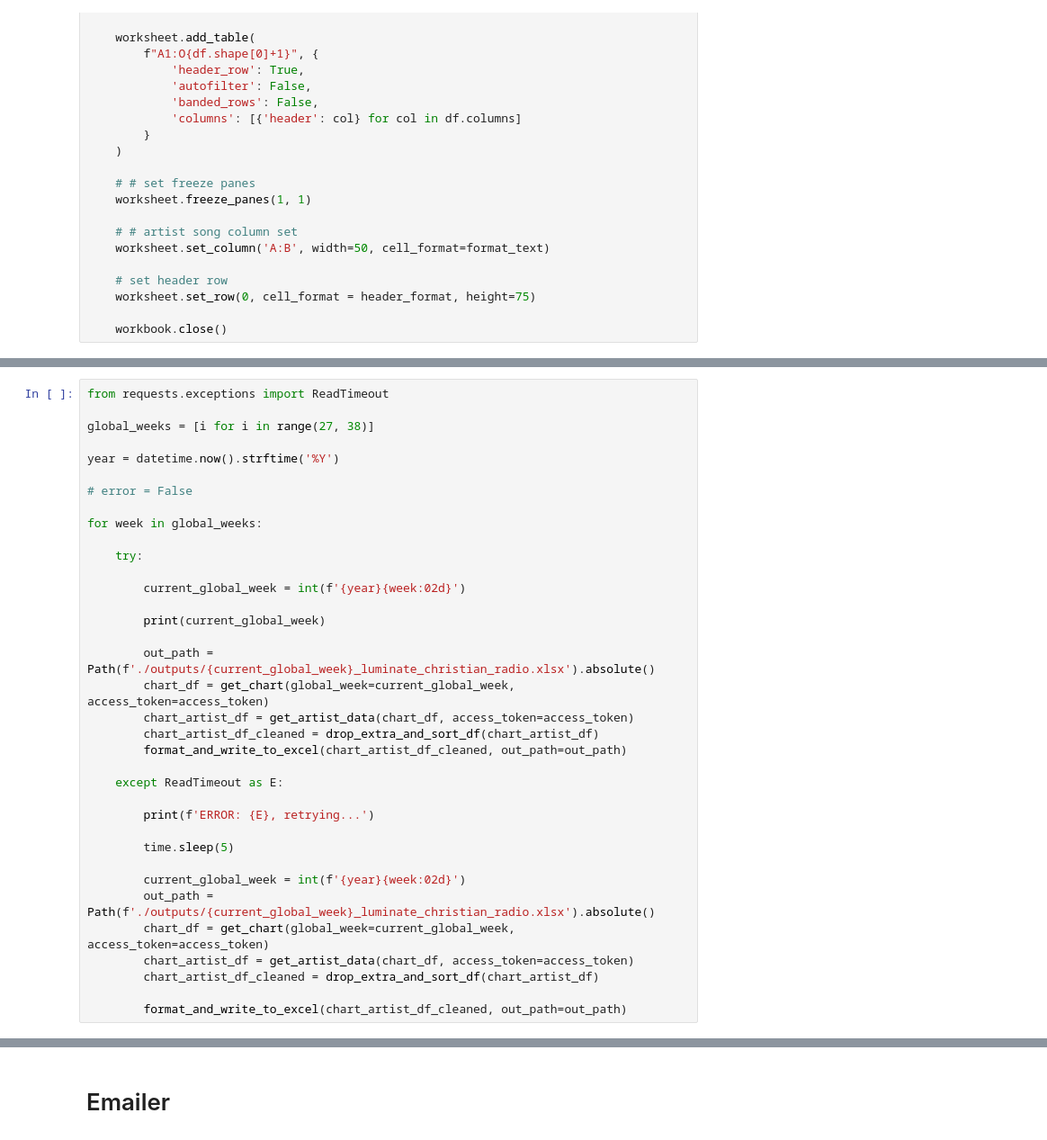
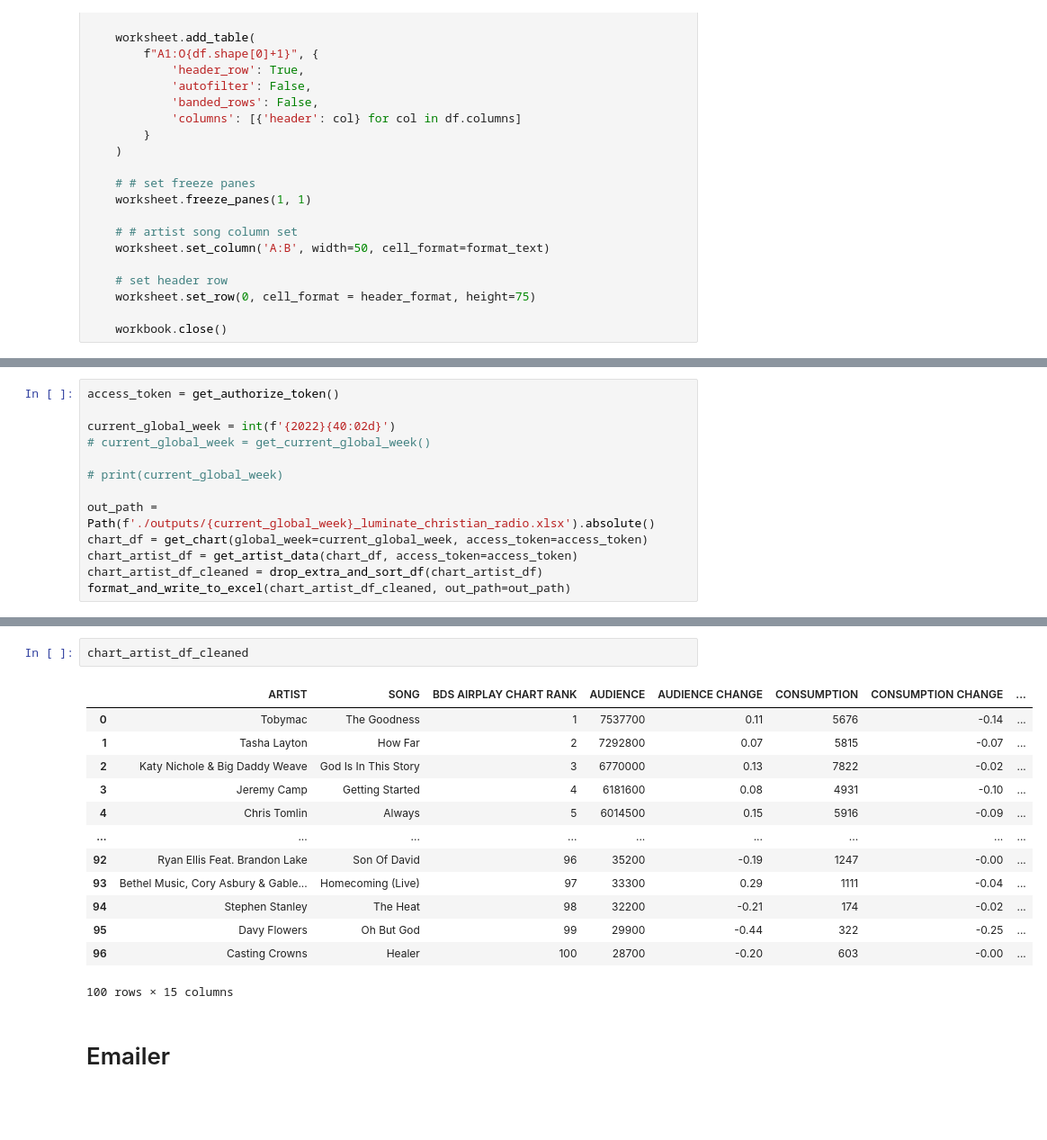
Before and after one commit to ccmg-serge-kamilchu/radio_report, a Jupyter notebook: christian_airplay_luminate_api.ipynb, the cells around one changed output, grey strips where cells are left out. Shown: that part at 90% size. Cells and saved outputs as stored; diff of their text form; blank space fills up the shorter version.

```diff
--- a/christian_airplay_luminate_api.ipynb
+++ b/christian_airplay_luminate_api.ipynb
@@ -359,36 +396,13 @@ access_token = get_authorize_token()
 # %%
-from requests.exceptions import ReadTimeout
+access_token = get_authorize_token()
 
-global_weeks = [i for i in range(27, 38)]
+current_global_week = int(f'{2022}{40:02d}')
+# current_global_week = get_current_global_week()
 
-year = datetime.now().strftime('%Y')
+# print(current_global_week)
 
-# error = False
-
-for week in global_weeks:
-
-    try:
-
-        current_global_week = int(f'{year}{week:02d}')
-
-        print(current_global_week)
-
-        out_path = Path(f'./outputs/{current_global_week}_luminate_christian_radio.xlsx').absolute()
-        chart_df = get_chart(global_week=current_global_week, access_token=access_token)
-        chart_artist_df = get_artist_data(chart_df, access_token=access_token)
-        chart_artist_df_cleaned = drop_extra_and_sort_df(chart_artist_df)
-        format_and_write_to_excel(chart_artist_df_cleaned, out_path=out_path)
-
-    except ReadTimeout as E:
-
-        print(f'ERROR: {E}, retrying...')
-
-        time.sleep(5)
-
-        current_global_week = int(f'{year}{week:02d}')
-        out_path = Path(f'./outputs/{current_global_week}_luminate_christian_radio.xlsx').absolute()
-        chart_df = get_chart(global_week=current_global_week, access_token=access_token)
-        chart_artist_df = get_artist_data(chart_df, access_token=access_token)
-        chart_artist_df_cleaned = drop_extra_and_sort_df(chart_artist_df)
-
-        format_and_write_to_excel(chart_artist_df_cleaned, out_path=out_path)
+out_path = Path(f'./outputs/{current_global_week}_luminate_christian_radio.xlsx').absolute()
+chart_df = get_chart(global_week=current_global_week, access_token=access_token)
+chart_artist_df = get_artist_data(chart_df, access_token=access_token)
+chart_artist_df_cleaned = drop_extra_and_sort_df(chart_artist_df)
+format_and_write_to_excel(chart_artist_df_cleaned, out_path=out_path)
@@ -417,3 +409,19 @@ AttributeError: 'NoneType' object has no attribute 'iterrows'
+# %%
+chart_artist_df_cleaned
+# %% [output]
+|  | ARTIST | SONG | BDS AIRPLAY CHART RANK | AUDIENCE | AUDIENCE CHANGE | CONSUMPTION | CONSUMPTION CHANGE | ... |
+| 0 | Tobymac | The Goodness | 1 | 7537700 | 0.11 | 5676 | -0.14 | ... |
+| 1 | Tasha Layton | How Far | 2 | 7292800 | 0.07 | 5815 | -0.07 | ... |
+| 2 | Katy Nichole & Big Daddy Weave | God Is In This Story | 3 | 6770000 | 0.13 | 7822 | -0.02 | ... |
+| 3 | Jeremy Camp | Getting Started | 4 | 6181600 | 0.08 | 4931 | -0.10 | ... |
+| 4 | Chris Tomlin | Always | 5 | 6014500 | 0.15 | 5916 | -0.09 | ... |
+| ... | ... | ... | ... | ... | ... | ... | ... | ... |
+| 92 | Ryan Ellis Feat. Brandon Lake | Son Of David | 96 | 35200 | -0.19 | 1247 | -0.00 | ... |
+| 93 | Bethel Music, Cory Asbury & Gable... | Homecoming (Live) | 97 | 33300 | 0.29 | 1111 | -0.04 | ... |
+| 94 | Stephen Stanley | The Heat | 98 | 32200 | -0.21 | 174 | -0.02 | ... |
+| 95 | Davy Flowers | Oh But God | 99 | 29900 | -0.44 | 322 | -0.25 | ... |
+| 96 | Casting Crowns | Healer | 100 | 28700 | -0.20 | 603 | -0.00 | ... |
+100 rows × 15 columns
 # %% [markdown]
 # Emailer
 # %%
```
Also changed, not shown: parts of 12 cells of this notebook, 3 other files.
